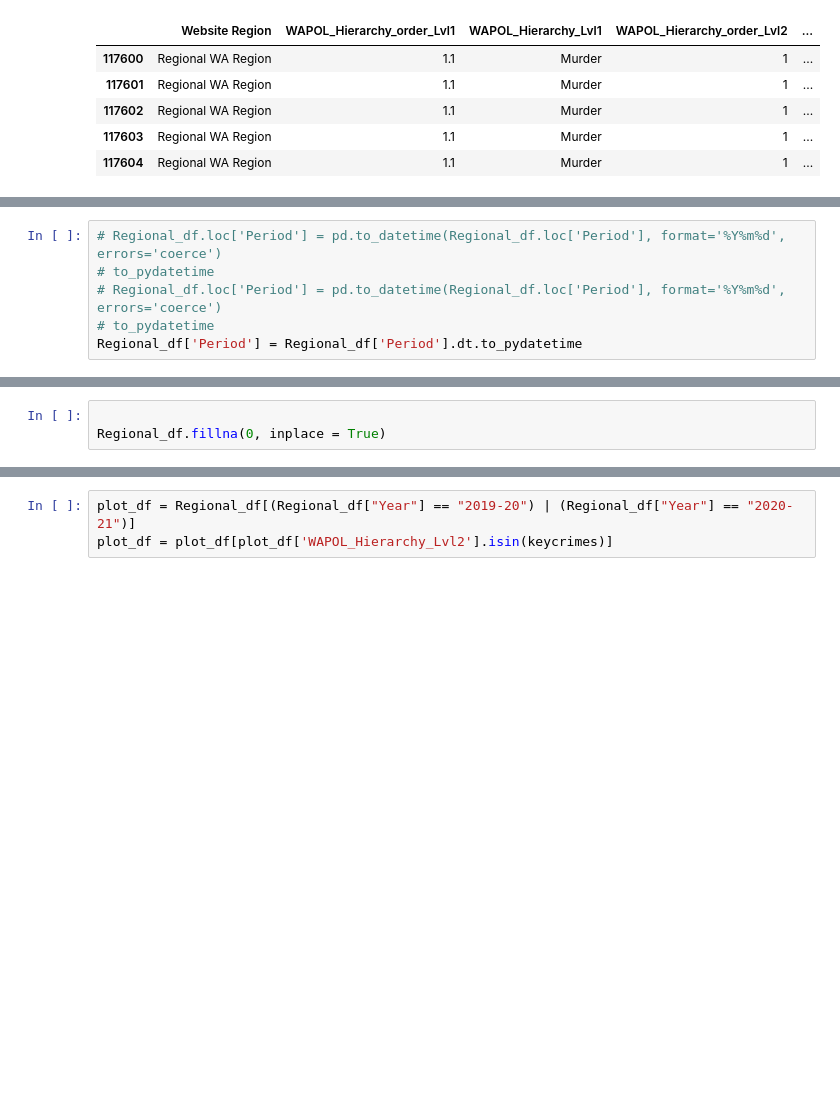
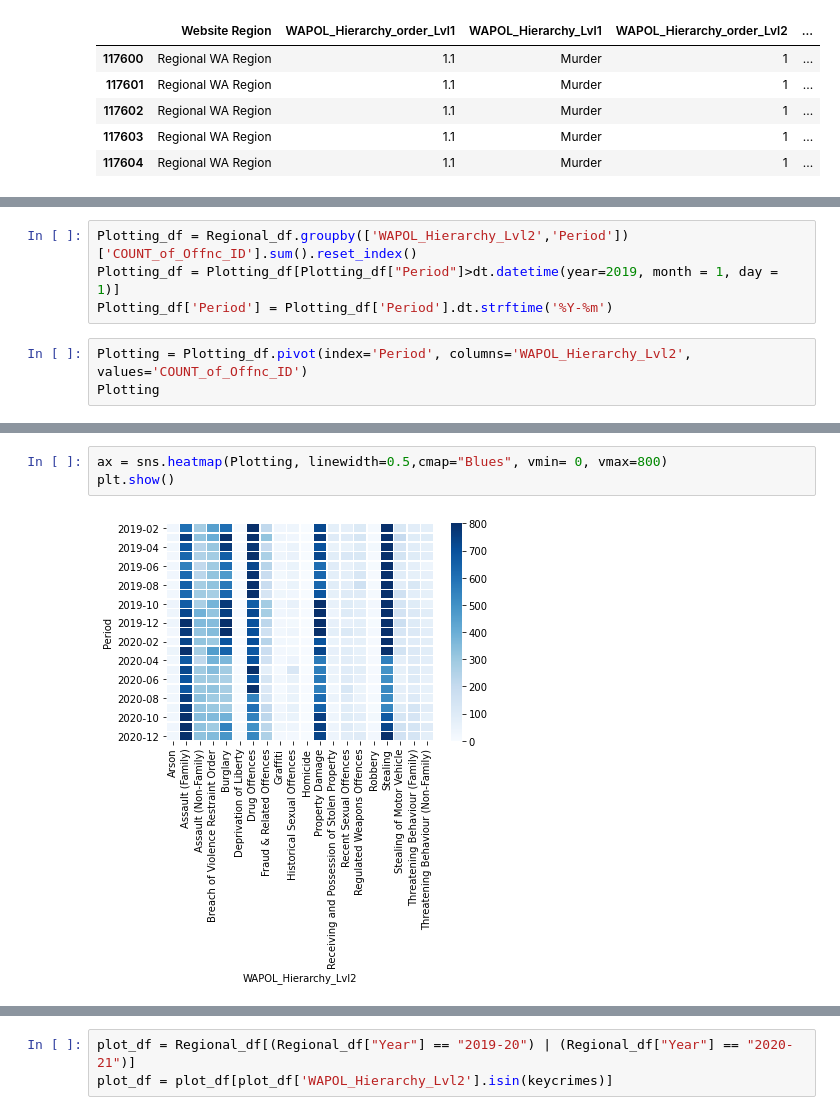
Before and after one commit to FernB/WACrimeRatesCovid19, a Jupyter notebook: WACrimeStatistics.ipynb, the cells around one changed output, grey strips where cells are left out. Cells and saved outputs as stored; diff of their text form; blank space fills up the shorter version.

Commit message:
sorted data by pivot instead

```diff
--- a/WACrimeStatistics.ipynb
+++ b/WACrimeStatistics.ipynb
@@ -81,6 +73,0 @@ Timestamp('2007-03-01 00:00:00')
-# %%
-# Regional_df.loc['Period'] = pd.to_datetime(Regional_df.loc['Period'], format='%Y%m%d', errors='coerce')
-# to_pydatetime
-# Regional_df.loc['Period'] = pd.to_datetime(Regional_df.loc['Period'], format='%Y%m%d', errors='coerce')
-# to_pydatetime
-Regional_df['Period'] = Regional_df['Period'].dt.to_pydatetime
@@ -98,3 +73,0 @@ Regional_df.head()
-# %%
-
-Regional_df.fillna(0, inplace = True)
@@ -121,0 +74,7 @@ Regional_df[(Regional_df["Year"] == "2019-20") | (Regional_df["Year"] == "2020-2
+# %%
+Plotting_df = Regional_df.groupby(['WAPOL_Hierarchy_Lvl2','Period'])['COUNT_of_Offnc_ID'].sum().reset_index()
+Plotting_df = Plotting_df[Plotting_df["Period"]>dt.datetime(year=2019, month = 1, day = 1)]
+Plotting_df['Period'] = Plotting_df['Period'].dt.strftime('%Y-%m')
+# %%
+Plotting = Plotting_df.pivot(index='Period', columns='WAPOL_Hierarchy_Lvl2', values='COUNT_of_Offnc_ID')
+Plotting
@@ -121,0 +100,5 @@ Regional_df[(Regional_df["Year"] == "2019-20") | (Regional_df["Year"] == "2020-2
+# %%
+ax = sns.heatmap(Plotting, linewidth=0.5,cmap="Blues", vmin= 0, vmax=800)
+plt.show()
+# %% [output]
+[figure, added]
```
Also changed, not shown: parts of 11 cells of this notebook.
